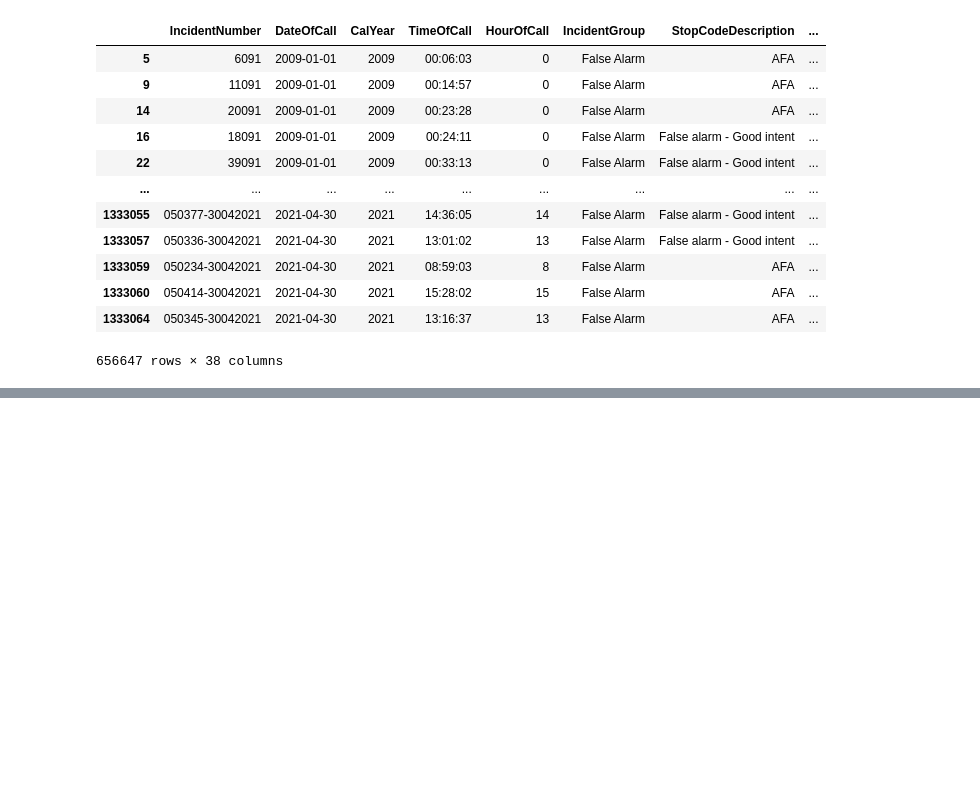
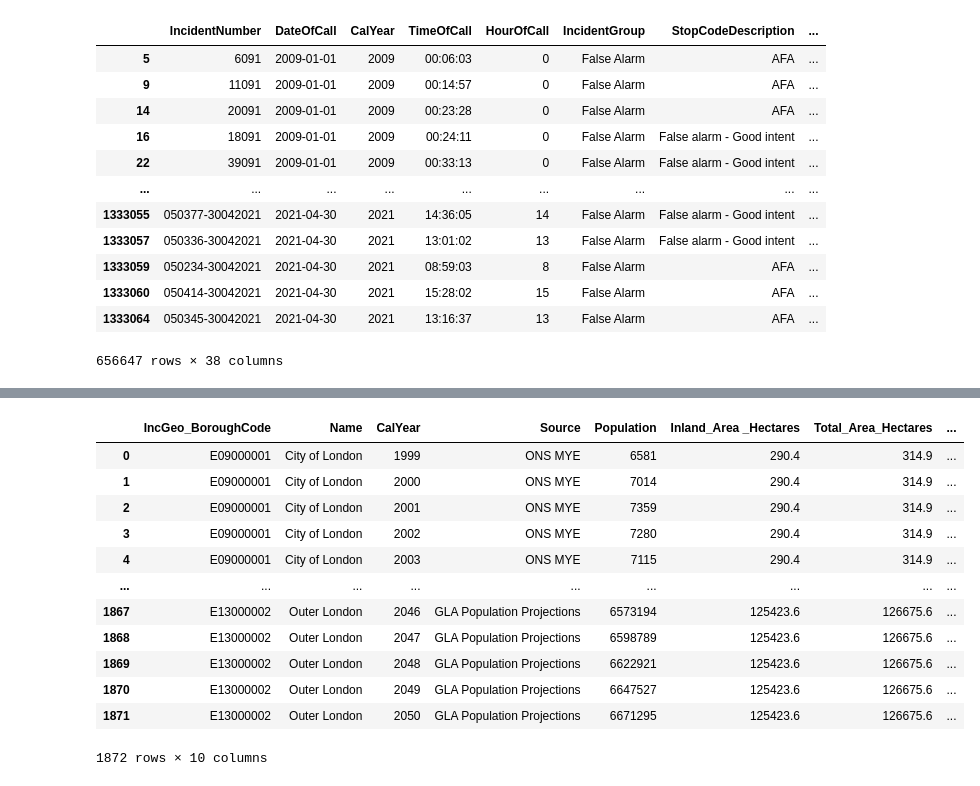
Before and after one commit to Roberto-he/TFM_RHG, a Jupyter notebook: TFM_FIRE_RHG.ipynb, the cells around one changed output, grey strips where cells are left out. Saved outputs shown, nothing was run; the diff lists cells and outputs as text; code cells hidden in the pictures; blank space fills up the shorter version.

```diff
--- a/TFM_FIRE_RHG.ipynb
+++ b/TFM_FIRE_RHG.ipynb
@@ -289,0 +314,3 @@ dtype: int64
+# %%
+densidad = pd.read_csv('/gdrive/My Drive/TFM-Roberto_Hernandez/datasets/housing-density-borough.csv')
+densidad.head()
@@ -289,0 +324,17 @@ dtype: int64
+# %%
+densidad=densidad.rename(columns={"Code": "IncGeo_BoroughCode", "Year":"CalYear"})
+densidad
+# %% [output]
+|  | IncGeo_BoroughCode | Name | CalYear | Source | Population | Inland_Area _Hectares | Total_Area_Hectares | ... |
+| 0 | E09000001 | City of London | 1999 | ONS MYE | 6581 | 290.4 | 314.9 | ... |
+| 1 | E09000001 | City of London | 2000 | ONS MYE | 7014 | 290.4 | 314.9 | ... |
+| 2 | E09000001 | City of London | 2001 | ONS MYE | 7359 | 290.4 | 314.9 | ... |
+| 3 | E09000001 | City of London | 2002 | ONS MYE | 7280 | 290.4 | 314.9 | ... |
+| 4 | E09000001 | City of London | 2003 | ONS MYE | 7115 | 290.4 | 314.9 | ... |
+| ... | ... | ... | ... | ... | ... | ... | ... | ... |
+| 1867 | E13000002 | Outer London | 2046 | GLA Population Projections | 6573194 | 125423.6 | 126675.6 | ... |
+| 1868 | E13000002 | Outer London | 2047 | GLA Population Projections | 6598789 | 125423.6 | 126675.6 | ... |
+| 1869 | E13000002 | Outer London | 2048 | GLA Population Projections | 6622921 | 125423.6 | 126675.6 | ... |
+| 1870 | E13000002 | Outer London | 2049 | GLA Population Projections | 6647527 | 125423.6 | 126675.6 | ... |
+| 1871 | E13000002 | Outer London | 2050 | GLA Population Projections | 6671295 | 125423.6 | 126675.6 | ... |
+1872 rows × 10 columns
```
Also changed, not shown: parts of 59 cells of this notebook.
